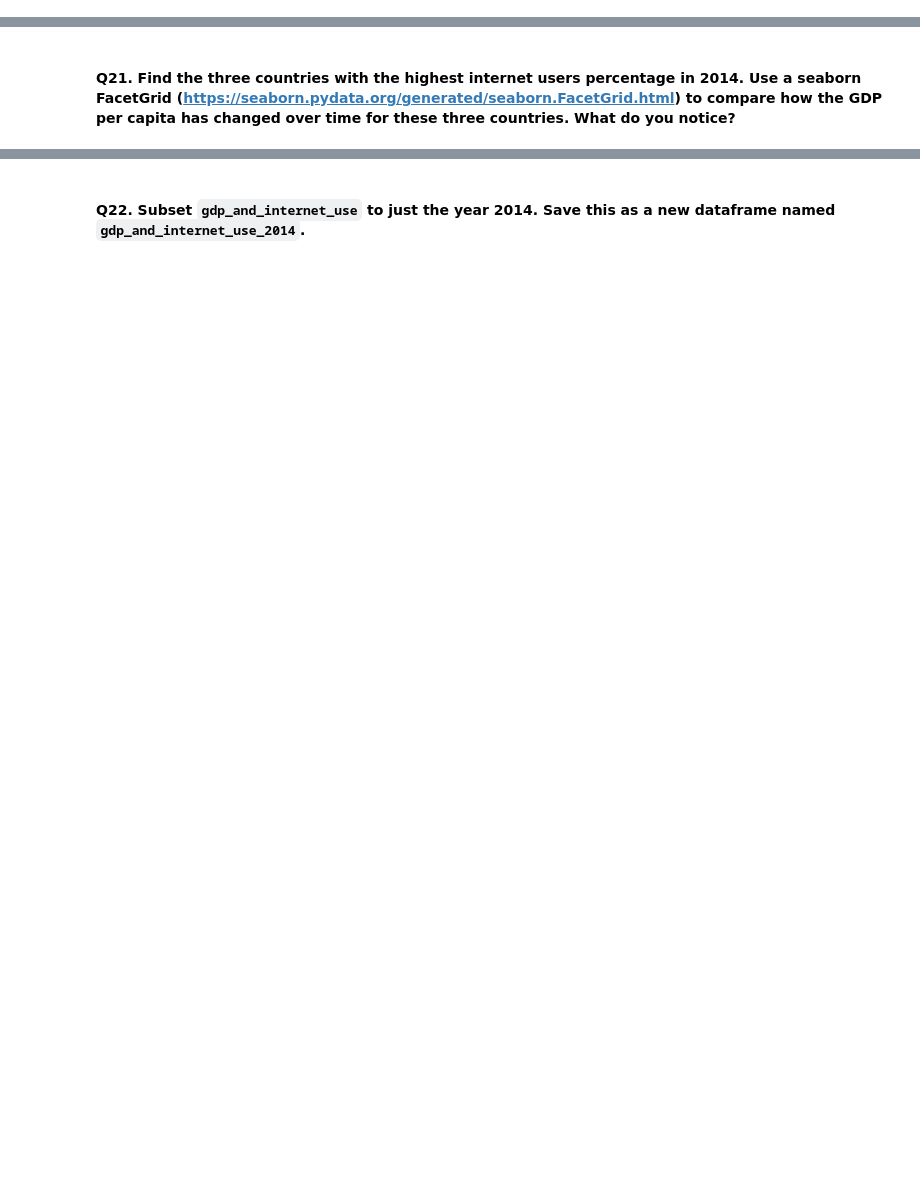
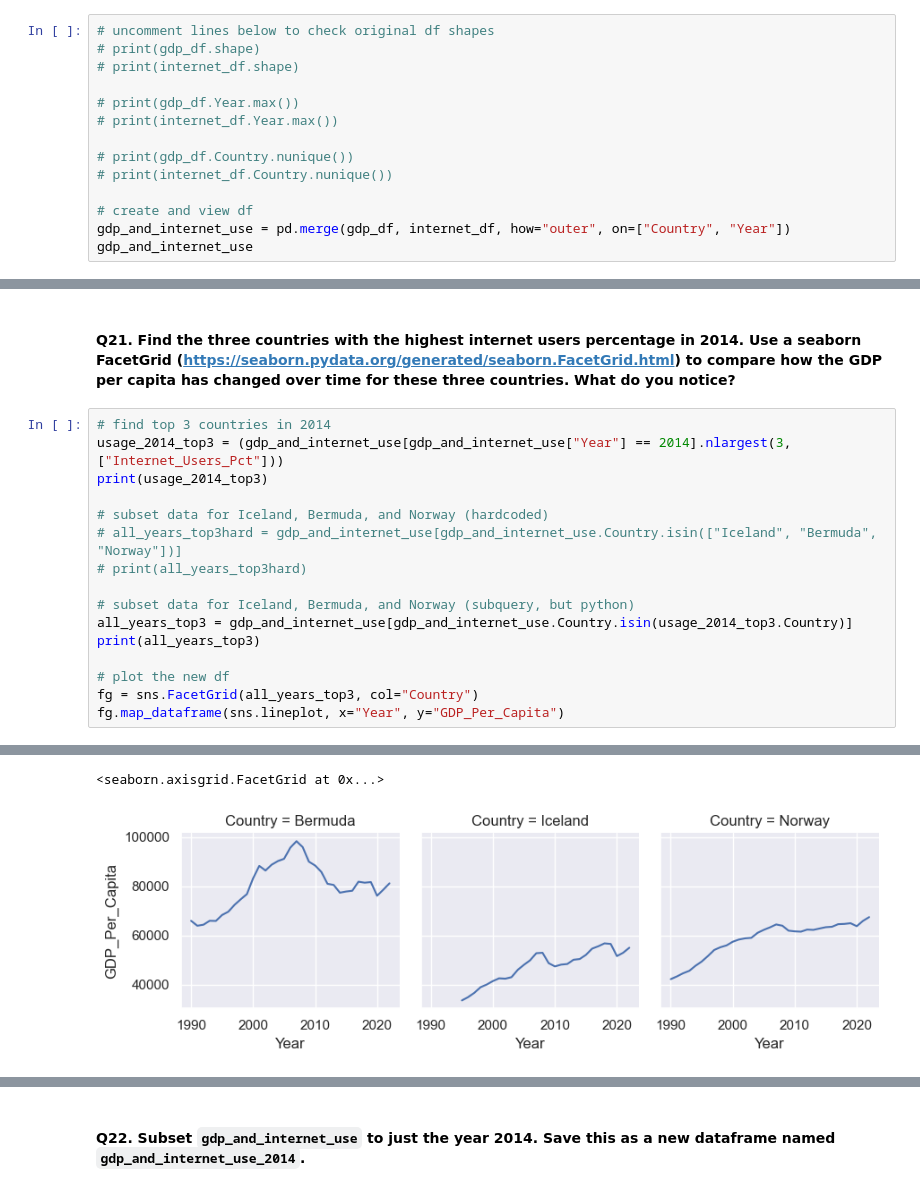
Before and after one commit to NSS-Data-Analytics-Cohort-11/undata-hayleymadden, a Jupyter notebook: notebook/UNdata_DA11.ipynb, the cells around one changed output, grey strips where cells are left out. Drawn from its saved outputs; the diff is of its cells as text; blank space fills up the shorter version.

```diff
--- a/notebook/UNdata_DA11.ipynb
+++ b/notebook/UNdata_DA11.ipynb
@@ -342,2 +481,16 @@ ParserError: Error tokenizing data. C error: Expected 4 fields in line 4675, saw
 # %% [markdown]
 #### Q20. Merge the two DataFrames to one. Do this in a way that keeps **all rows** from each of the two DataFrames. Call the new DataFrame `gdp_and_internet_use`. Look at the first and last few rows to confirm that it merged correctly.
+# %%
+# uncomment lines below to check original df shapes
+# print(gdp_df.shape)
+# print(internet_df.shape)
+
+# print(gdp_df.Year.max())
+# print(internet_df.Year.max())
+
+# print(gdp_df.Country.nunique())
+# print(internet_df.Country.nunique())
+
+# create and view df
+gdp_and_internet_use = pd.merge(gdp_df, internet_df, how="outer", on=["Country", "Year"])
+gdp_and_internet_use
@@ -344,2 +511,19 @@ ParserError: Error tokenizing data. C error: Expected 4 fields in line 4675, saw
 # %% [markdown]
 #### Q21. Find the three countries with the highest internet users percentage in 2014. Use a seaborn FacetGrid (https://seaborn.pydata.org/generated/seaborn.FacetGrid.html) to compare how the GDP per capita has changed over time for these three countries. What do you notice?
+# %%
+# find top 3 countries in 2014
+usage_2014_top3 = (gdp_and_internet_use[gdp_and_internet_use["Year"] == 2014].nlargest(3, ["Internet_Users_Pct"]))
+print(usage_2014_top3)
+
+# subset data for Iceland, Bermuda, and Norway (hardcoded)
+# all_years_top3hard = gdp_and_internet_use[gdp_and_internet_use.Country.isin(["Iceland", "Bermuda", "Norway"])]
+# print(all_years_top3hard)
+
+# subset data for Iceland, Bermuda, and Norway (subquery, but python)
+all_years_top3 = gdp_and_internet_use[gdp_and_internet_use.Country.isin(usage_2014_top3.Country)]
+print(all_years_top3)
+
+# plot the new df
+fg = sns.FacetGrid(all_years_top3, col="Country")
+fg.map_dataframe(sns.lineplot, x="Year", y="GDP_Per_Capita")
+# %% [output]
@@ -345,0 +548,2 @@ ParserError: Error tokenizing data. C error: Expected 4 fields in line 4675, saw
+<seaborn.axisgrid.FacetGrid at 0x...>
+[figure, added]
```
Also changed, not shown: parts of 40 cells of this notebook.
